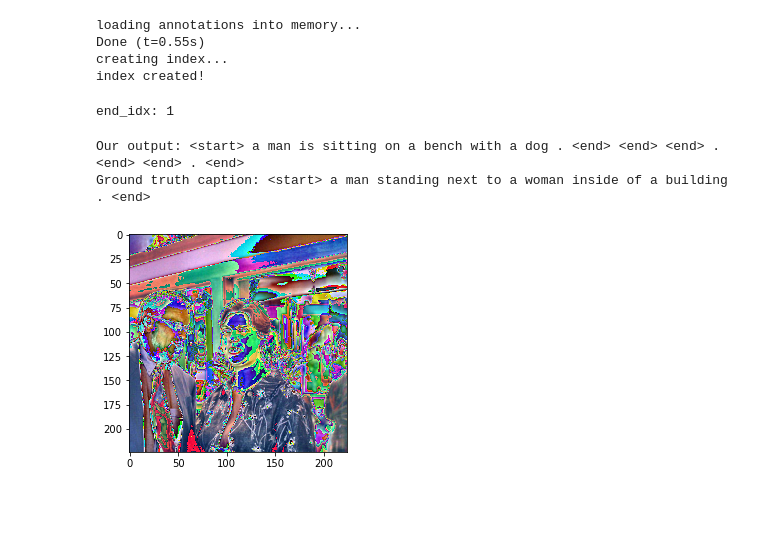
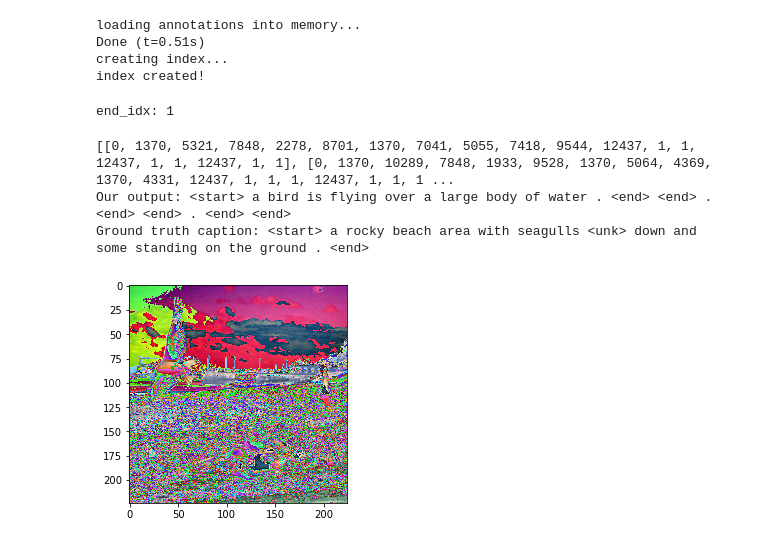
Before and after one commit to ChandhiniG/Neural-Networks, a Jupyter notebook: PA4/GenerateCaption.ipynb, the cells around one changed output. Saved outputs shown, nothing was run; the diff lists cells and outputs as text; code cells hidden in the pictures; blank space fills up the shorter version.

```diff
--- a/PA4/GenerateCaption.ipynb
+++ b/PA4/GenerateCaption.ipynb
@@ -39,7 +39,7 @@ Done (t=0.52s)
 creating index...
 index created!
 # %%
-batch_size = 1
+batch_size = 10
 
 vocab = Vocabulary()
 
@@ -61,7 +61,7 @@ test_loader = get_loader(test_image_directory,
                           num_workers=10)
 # %% [output]
 loading annotations into memory...
-Done (t=0.55s)
+Done (t=0.51s)
 creating index...
 index created!
 # %%
@@ -75,23 +75,24 @@ decoder = torch.load('./2020-02-26_09-29-17/best_model_decoder')
 # %%
 for iter, (images, captions, length, meta_data) in enumerate(test_loader):
     images = images.to(device)
     captions = captions.to(device)
 
     with torch.no_grad():
         image_features = encoder(images)
         output_caption = decoder.generate(image_features)
 
+    print(output_caption)
     plt.figure()
     to_pil = torchvision.transforms.ToPILImage()
     img = to_pil(images[0].cpu()).convert("RGB")
-
-    plt.imshow(img.convert("RGB"))
+    plt.imshow(img)
     sentance = indices2sentence(output_caption[0])
     print("Our output:",sentance)
     sentance = indices2sentence(captions[0].cpu().detach().numpy())
     print("Ground truth caption:",sentance)
     break
 # %% [output]
-Our output: <start> a man is sitting on a bench with a dog . <end> <end> <end> . <end> <end> . <end>
-Ground truth caption: <start> a man standing next to a woman inside of a building . <end>
+[[0, 1370, 5321, 7848, 2278, 8701, 1370, 7041, 5055, 7418, 9544, 12437, 1, 1, 12437, 1, 1, 12437, 1, 1], [0, 1370, 10289, 7848, 1933, 9528, 1370, 5064, 4369, 1370, 4331, 12437, 1, 1, 1, 12437, 1, 1, 1 ...
+Our output: <start> a bird is flying over a large body of water . <end> <end> . <end> <end> . <end> <end>
+Ground truth caption: <start> a rocky beach area with seagulls <unk> down and some standing on the ground . <end>
-[figure, old version]
+[figure, new version]
```
Also changed, not shown: parts of 1 cell of this notebook.
